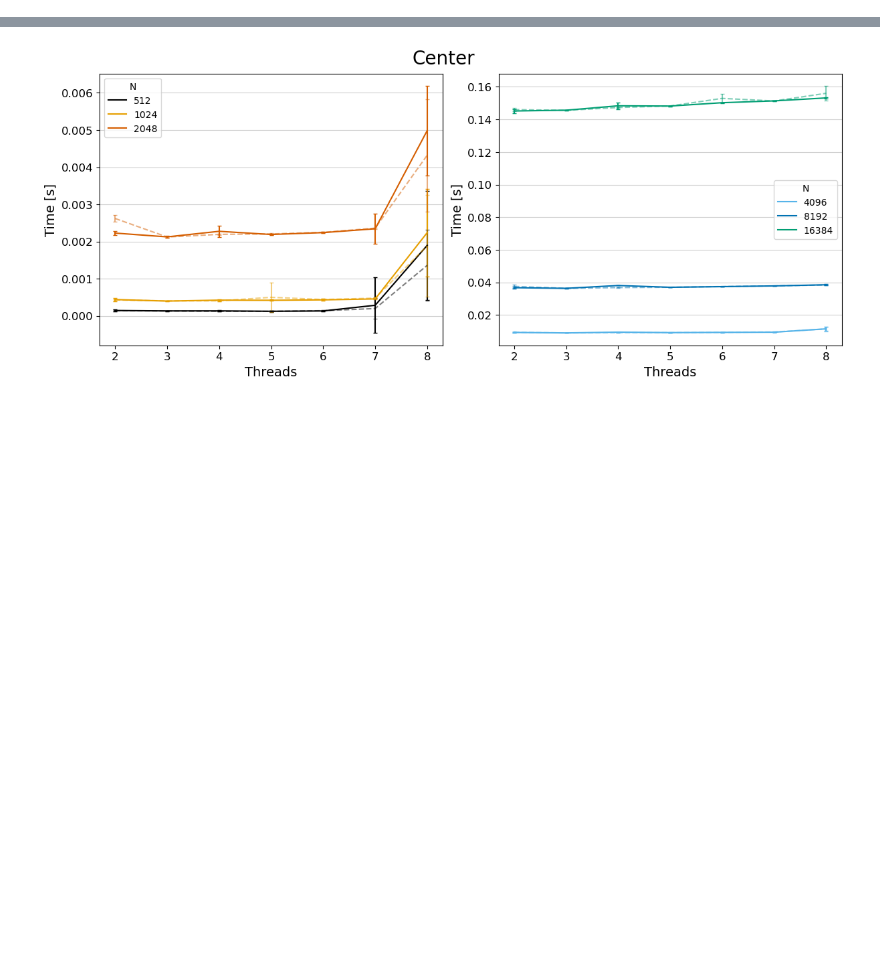
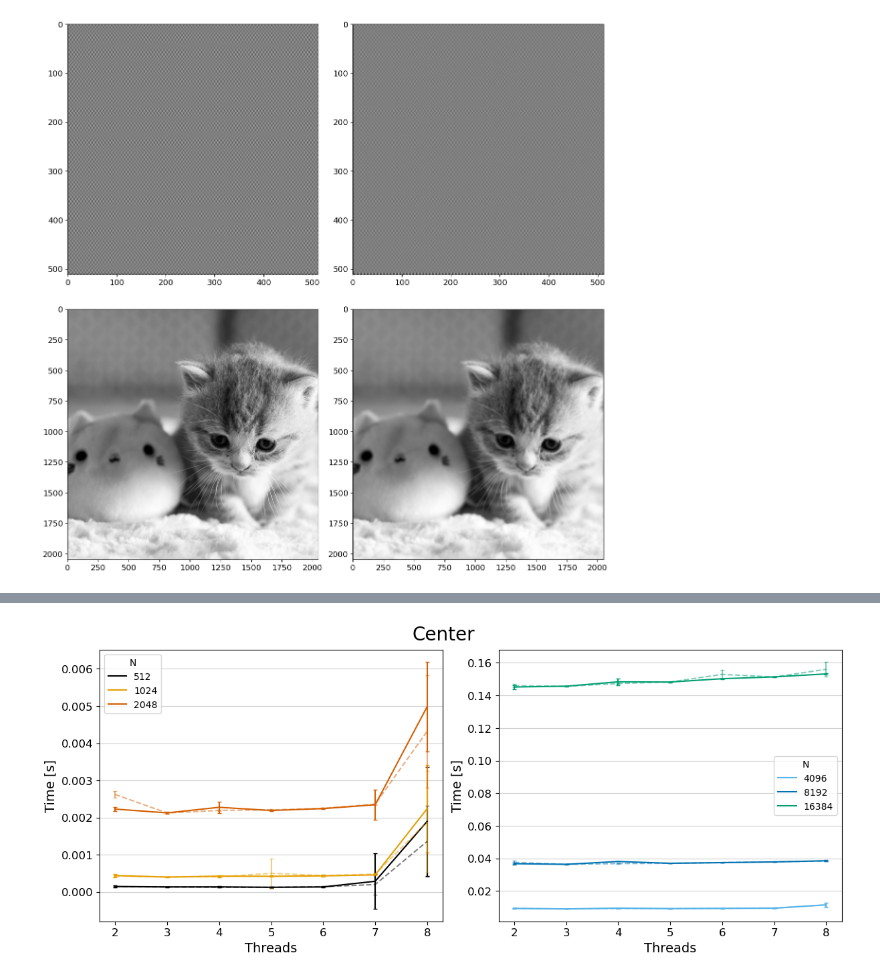
Before and after one commit to GioMai24/Speed-of-Light-FFT, a Jupyter notebook: visualization.ipynb, the cells around one changed output, grey strips where cells are left out. Saved outputs shown, nothing was run; the diff lists cells and outputs as text; code cells hidden in the pictures; blank space fills up the shorter version.

```diff
--- a/visualization.ipynb
+++ b/visualization.ipynb
@@ -9,0 +10,13 @@ from pathlib import Path
+# %%
+def displayImage(image, dtype="float32", fig=None, ax=None):
+    '''
+    Little helper to display bin files.
+
+    dtype could be "float32", "complex64", "uint8"
+    '''
+    arr = np.fromfile(image, dtype=dtype)
+    arr = arr.reshape(-1, np.sqrt(len(arr)).astype(int)).real
+    if not fig: fig, ax = plt.subplots(figsize=(5,5), layout="constrained")
+    ax.imshow(arr, cmap='magma')
+    ax.tick_params(labelsize=12)
+    return arr
@@ -9,0 +31,8 @@ from pathlib import Path
+# %%
+fig, axes = plt.subplots(2, 2, figsize=(12,12), layout="constrained")
+
+imgs = ["512.bin", "blurredCos.bin", "cats/cut4K2048.bin", "blurredCat.bin"]
+
+for ax, img in zip(axes.flatten(), imgs): arr = displayImage("data/" + img, dtype="complex64", fig=fig, ax=ax)
+# %% [output]
+[figure, added]
```
Also changed, not shown: parts of 52 cells of this notebook, 2 other files.
